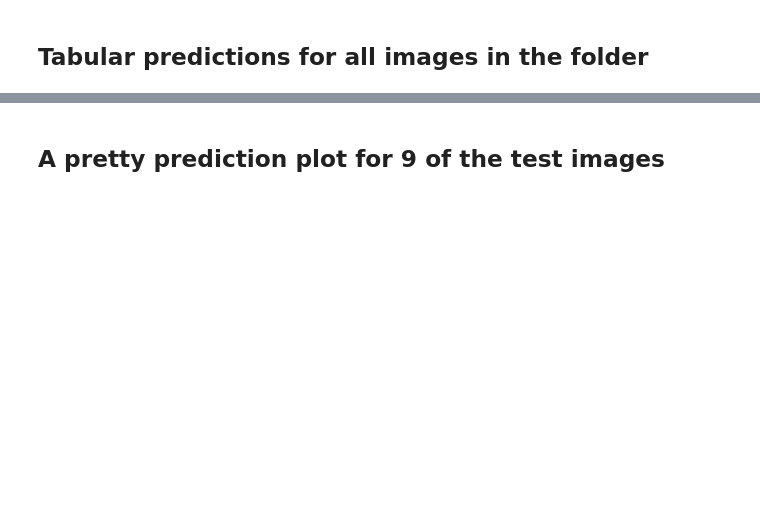
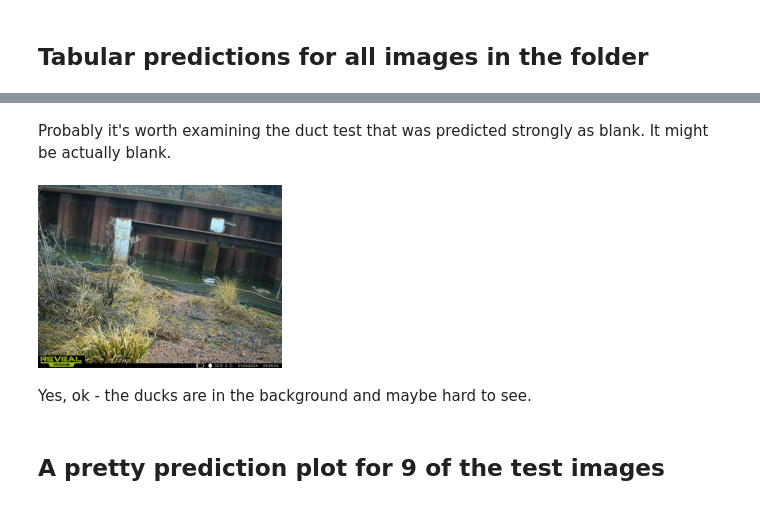
Before and after one commit to morescode-pm/kaggle-fastai, a Jupyter notebook: chapter2/cameratrap-ml-training-expanded-v1.ipynb, the cells around one changed output, grey strips where cells are left out. Saved outputs shown, nothing was run; the diff lists cells and outputs as text; code cells hidden in the pictures; blank space fills up the shorter version.

Commit message:
Kaggle Notebook | cameratrap-ml-training-expanded-v1 | Version 1

```diff
--- a/chapter2/cameratrap-ml-training-expanded-v1.ipynb
+++ b/chapter2/cameratrap-ml-training-expanded-v1.ipynb
@@ -335,3 +448,12 @@ display(results_df)
+# %% [markdown]
+Probably it's worth examining the duct test that was predicted strongly as blank. It might be actually blank.
+# %%
+im = Image.open("/kaggle/working/_tests/Anas_platyrhynchos.JPG")
+im.to_thumb(244,244)
+# %% [output]
+[figure, added]
+# %% [markdown]
+Yes, ok - the ducks are in the background and maybe hard to see.
 # %% [markdown]
 ## A pretty prediction plot for 9 of the test images
 # %%
```
Also changed, not shown: parts of 19 cells of this notebook.
